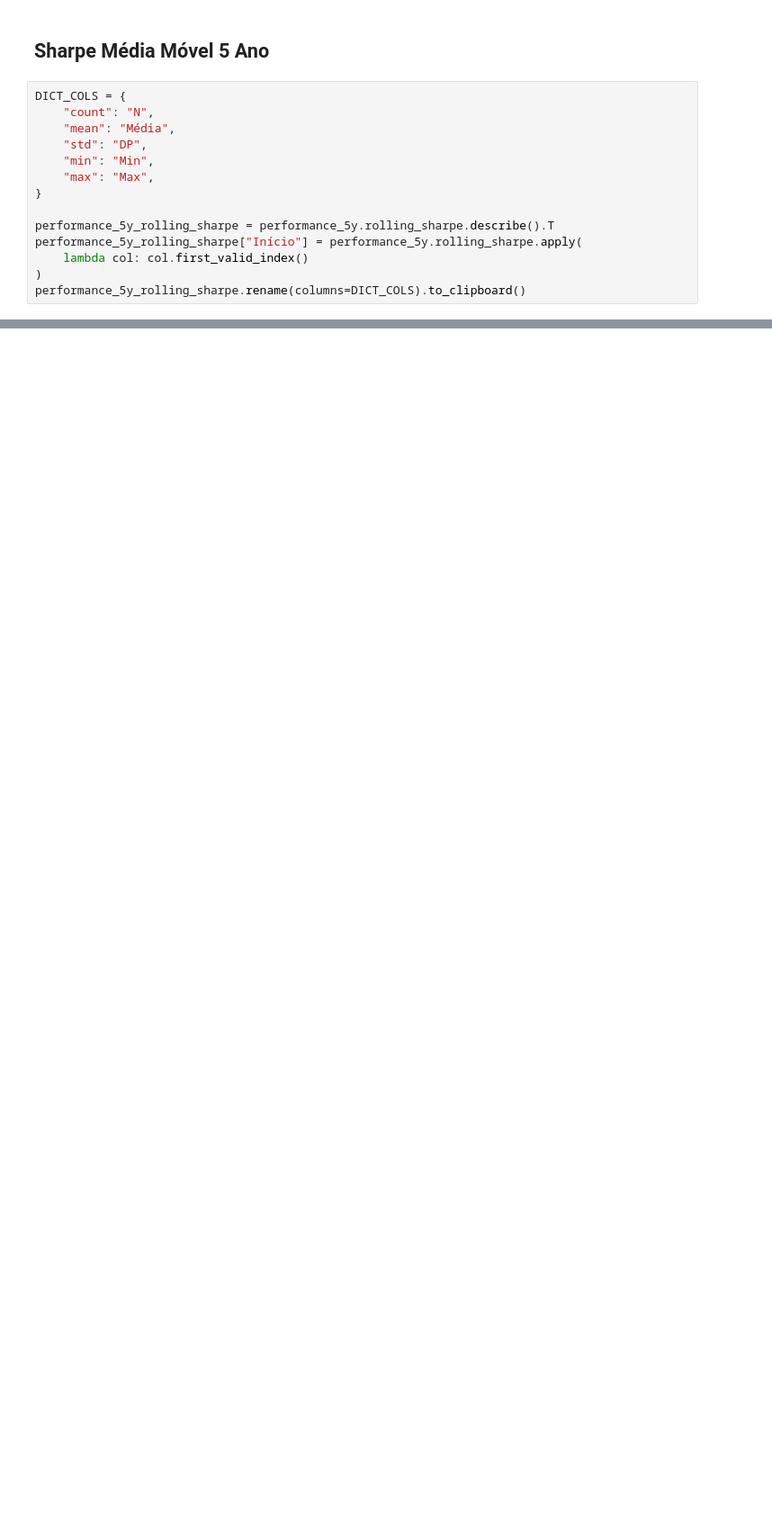
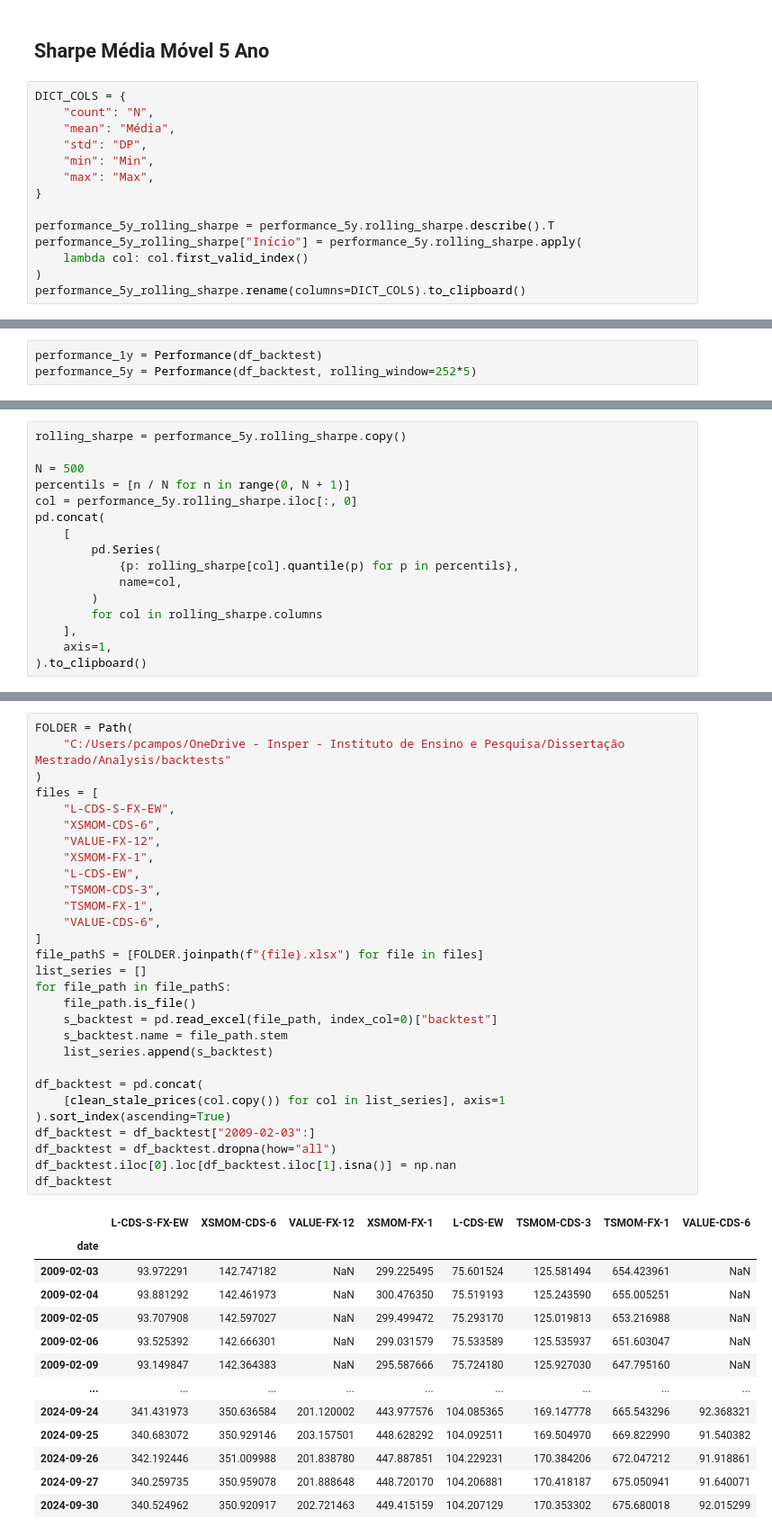
Before and after one commit to sambacode/asset_allocation, a Jupyter notebook: table_report.ipynb, the cells around one changed output, grey strips where cells are left out. Shown: that part at 90% size. Drawn from its saved outputs; the diff is of its cells as text; blank space fills up the shorter version.

```diff
--- a/table_report.ipynb
+++ b/table_report.ipynb
@@ -568,0 +740,3 @@ performance_5y_rolling_sharpe.rename(columns=DICT_COLS).to_clipboard()
+# %%
+performance_1y = Performance(df_backtest)
+performance_5y = Performance(df_backtest, rolling_window=252*5)
@@ -568,0 +806,16 @@ performance_5y_rolling_sharpe.rename(columns=DICT_COLS).to_clipboard()
+# %%
+rolling_sharpe = performance_5y.rolling_sharpe.copy()
+
+N = 500
+percentils = [n / N for n in range(0, N + 1)]
+col = performance_5y.rolling_sharpe.iloc[:, 0]
+pd.concat(
+    [
+        pd.Series(
+            {p: rolling_sharpe[col].quantile(p) for p in percentils},
+            name=col,
+        )
+        for col in rolling_sharpe.columns
+    ],
+    axis=1,
+).to_clipboard()
@@ -568,0 +824,43 @@ performance_5y_rolling_sharpe.rename(columns=DICT_COLS).to_clipboard()
+# %%
+FOLDER = Path(
+    "C:/Users/pcampos/OneDrive - Insper - Instituto de Ensino e Pesquisa/Dissertação Mestrado/Analysis/backtests"
+)
+files = [
+    "L-CDS-S-FX-EW",
+    "XSMOM-CDS-6",
+    "VALUE-FX-12",
+    "XSMOM-FX-1",
+    "L-CDS-EW",
+    "TSMOM-CDS-3",
+    "TSMOM-FX-1",
+    "VALUE-CDS-6",
+]
+file_pathS = [FOLDER.joinpath(f"{file}.xlsx") for file in files]
+list_series = []
+for file_path in file_pathS:
+    file_path.is_file()
+    s_backtest = pd.read_excel(file_path, index_col=0)["backtest"]
+    s_backtest.name = file_path.stem
+    list_series.append(s_backtest)
+
+df_backtest = pd.concat(
+    [clean_stale_prices(col.copy()) for col in list_series], axis=1
+).sort_index(ascending=True)
+df_backtest = df_backtest["2009-02-03":]
+df_backtest = df_backtest.dropna(how="all")
+df_backtest.iloc[0].loc[df_backtest.iloc[1].isna()] = np.nan
+df_backtest
+# %% [output]
+|  | L-CDS-S-FX-EW | XSMOM-CDS-6 | VALUE-FX-12 | XSMOM-FX-1 | L-CDS-EW | TSMOM-CDS-3 | TSMOM-FX-1 | VALUE-CDS-6 |
+| date |  |  |  |  |  |  |  |  |
+| 2009-02-03 | 93.972291 | 142.747182 | NaN | 299.225495 | 75.601524 | 125.581494 | 654.423961 | NaN |
+| 2009-02-04 | 93.881292 | 142.461973 | NaN | 300.476350 | 75.519193 | 125.243590 | 655.005251 | NaN |
+| 2009-02-05 | 93.707908 | 142.597027 | NaN | 299.499472 | 75.293170 | 125.019813 | 653.216988 | NaN |
+| 2009-02-06 | 93.525392 | 142.666301 | NaN | 299.031579 | 75.533589 | 125.535937 | 651.603047 | NaN |
+| 2009-02-09 | 93.149847 | 142.364383 | NaN | 295.587666 | 75.724180 | 125.927030 | 647.795160 | NaN |
+| ... | ... | ... | ... | ... | ... | ... | ... | ... |
+| 2024-09-24 | 341.431973 | 350.636584 | 201.120002 | 443.977576 | 104.085365 | 169.147778 | 665.543296 | 92.368321 |
+| 2024-09-25 | 340.683072 | 350.929146 | 203.157501 | 448.628292 | 104.092511 | 169.504970 | 669.822990 | 91.540382 |
+| 2024-09-26 | 342.192446 | 351.009988 | 201.838780 | 447.887851 | 104.229231 | 170.384206 | 672.047212 | 91.918861 |
+| 2024-09-27 | 340.259735 | 350.959078 | 201.888648 | 448.720170 | 104.206881 | 170.418187 | 675.050941 | 91.640071 |
+| 2024-09-30 | 340.524962 | 350.920917 | 202.721463 | 449.415159 | 104.207129 | 170.353302 | 675.680018 | 92.015299 |
```
Also changed, not shown: parts of 46 cells of this notebook, 1 other file.
